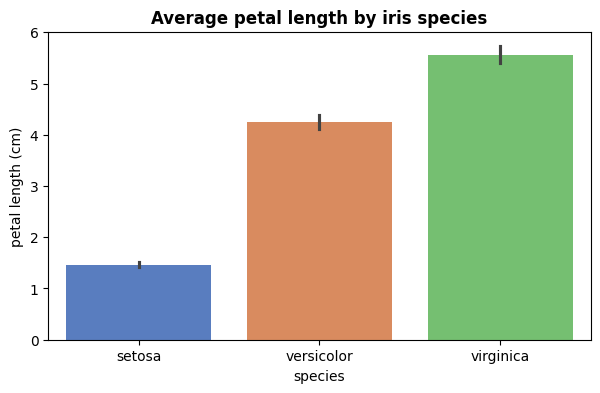
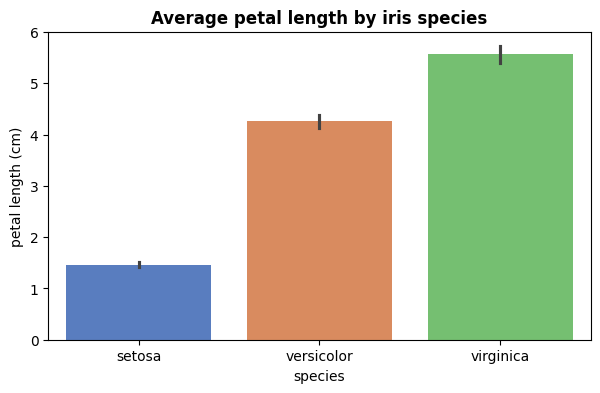
The notebook cell's code change between the first figure and the second:
--- before
+++ after
@@ -1,4 +1,4 @@
 plt.figure(figsize=(7, 4))
-sns.barplot(data=df, x='species', y='petal_length', palette='muted')
+sns.barplot(data=df, x='species', y='petal_length', hue='species', palette='muted', legend=False)
 plt.title('Average petal length by iris species', fontsize=12, fontweight='bold')
 plt.xlabel('species', fontsize=10)

Commit: 2nd